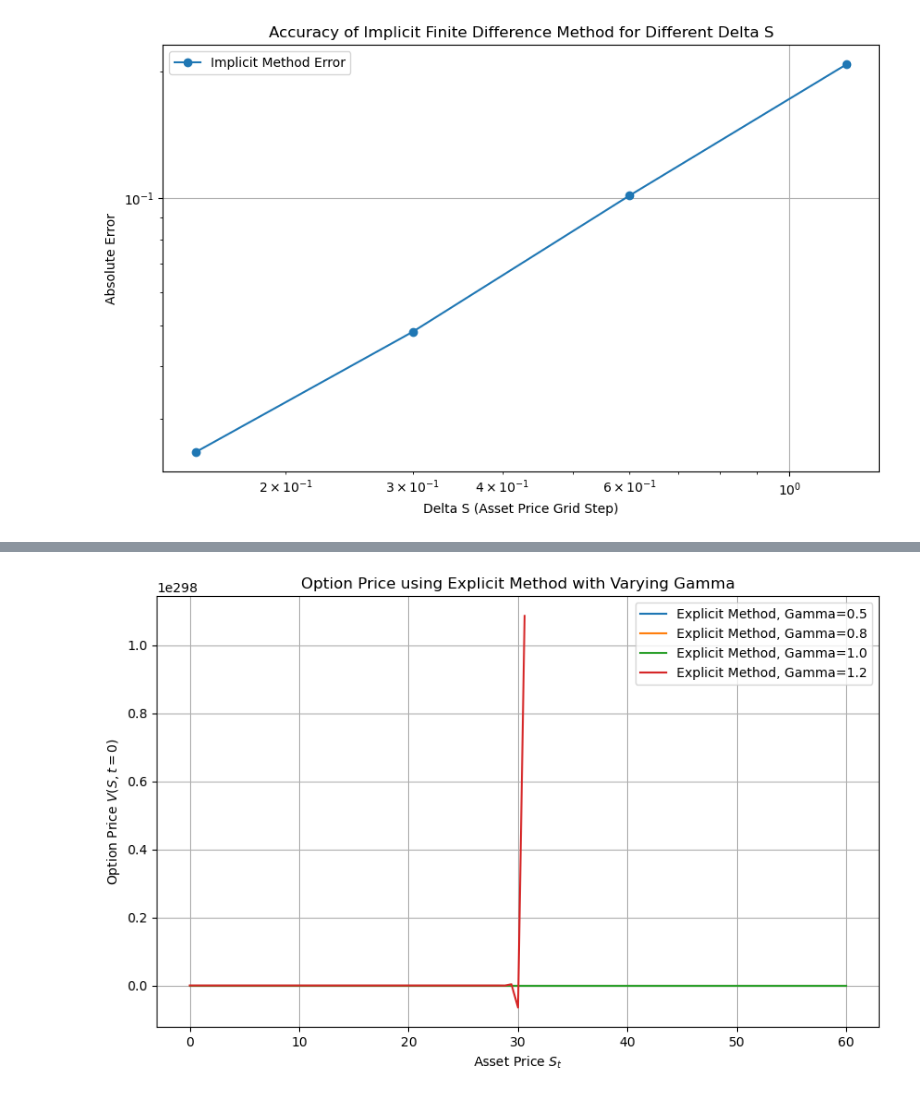
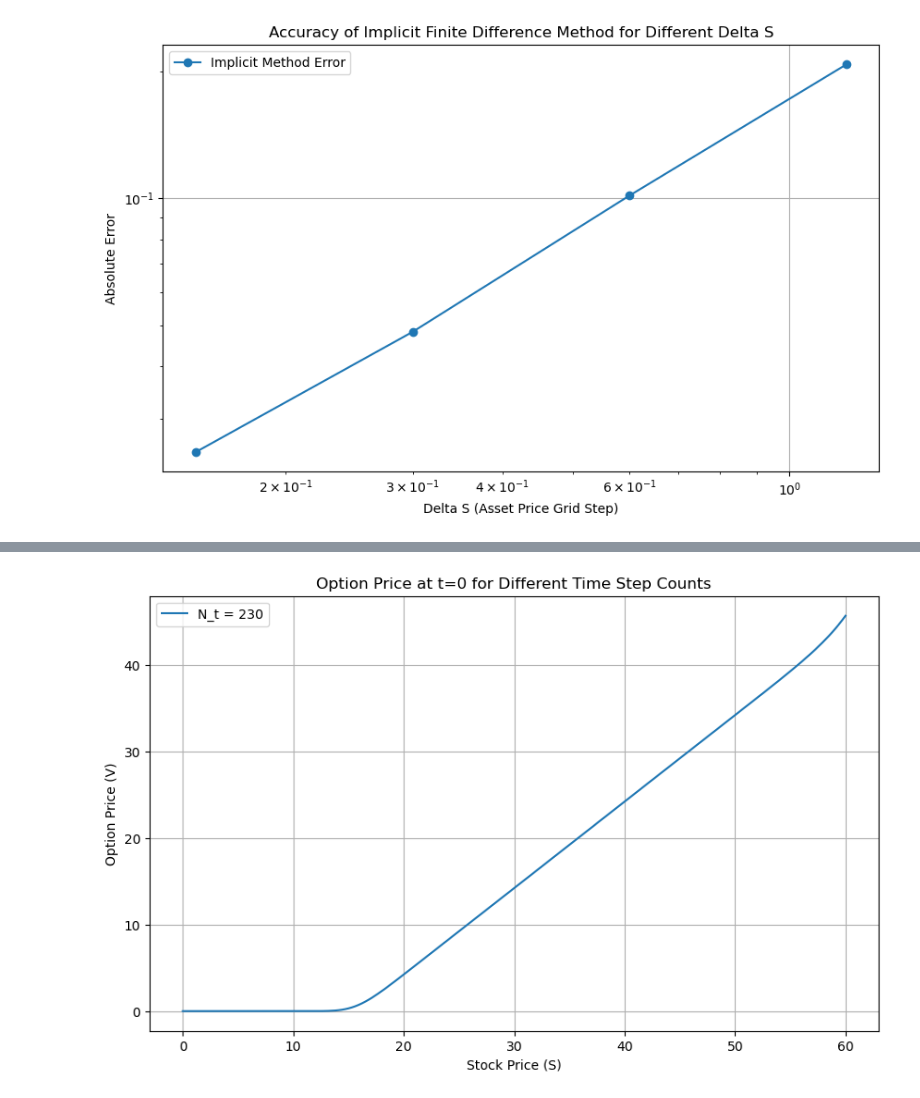
Before and after one commit to pontusbjorklid/Finite-difference-methods-to-price-European-Options, a Jupyter notebook: main.ipynb, the cells around one changed output, grey strips where cells are left out. Saved outputs shown, nothing was run; the diff lists cells and outputs as text; code cells hidden in the pictures.

```diff
--- a/main.ipynb
+++ b/main.ipynb
@@ -80,7 +80,7 @@ plt.show()
 
 # Finite difference parameters
 K = 15          # Strike price
-S_max = 4 * K    # Maximum asset price
+S_max = 2 * K    # Maximum asset price
 S_min = 0       # Minimum asset price
 r = 0.1         # Risk-free rate
 sigma = 0.25    # Volatility
@@ -515,11 +517,12 @@ sigma = 0.25    # Volatility
 gamma = 0.8     # Elasticity parameter (CEV model)
 T = 0.5         # Time to maturity
 t_0 = 0         # Initial time
-N_s = 100       # Number of asset price grid points
+N_s = 200       # Number of asset price grid points
 
 # Discretization
 dS = (S_max - S_min) / N_s
-stable_limit = 2 * (dS**2) / (sigma**2 * S_max**2)
+stable_limit = dS**2 / (2 * sigma**2 * S_max**2)
+print(f"Stability limit for explicit method: {stable_limit:.4f}")
 
 # Function to check for instability by varying N_t
 def check_stability(start_N_t, max_N_t, step_N_t):
@@ -528,7 +531,7 @@ def check_stability(start_N_t, max_N_t, step_N_t):
         CFL = sigma**2 * S_max**2 * dt / dS**2
 
         # Check CFL condition
-        if CFL >= 1:
+        if CFL >= 0.5:
             print(f"CFL condition violated: N_t = {N_t}, CFL = {CFL:.4f} (dt = {dt:.6f})")
             print(f"Instability likely at N_t = {N_t}")
             return N_t  # Return the time step number where instability occurs
@@ -540,7 +543,7 @@ def check_stability(start_N_t, max_N_t, step_N_t):
 # Call the function with a range of time steps
 start_N_t = 100     # Starting number of time steps
 max_N_t = 2000      # Maximum number of time steps to test
-step_N_t = 100      # Increment of N_t
+step_N_t = 200      # Increment of N_t
 
 unstable_N_t = check_stability(start_N_t, max_N_t, step_N_t)
 
@@ -553,59 +557,61 @@ CFL condition violated: N_t = 100, CFL = 3.1250 (dt = 0.005000)
 Instability likely at N_t = 100
 Solver becomes unstable at N_t = 100
 # %%
-import numpy as np
-import matplotlib.pyplot as plt
+### Stability ###
 
-# Function to calculate option price using the explicit method
-def explicit_method_cev(K, S_max, r, sigma, gamma, T, N_s, N_t):
-    dS = S_max / N_s
-    dt = T / N_t
+def finite_difference_explicit(K: int, S_max: int, S_min: int, N_s: int, t_start: int, T: int, N_t: int, r: float, sigma: float, gamma: float):
+    dS = (S_max - S_min) / N_s
+    dt = (T - t_start) / N_t
 
-    S = np.linspace(0, S_max, N_s+1)
+    lambda_val = dt / dS**2
+    print(f'For N_t = {N_t}, λ = {lambda_val}')
+
+    S = np.linspace(S_min, S_max, N_s+1)
+
+    t = np.linspace(t_start, T, N_t+1)
+
     V = np.zeros((N_s+1, N_t+1))
 
-    # Payoff at maturity
     V[:, -1] = np.maximum(S - K, 0)
 
-    # Boundary conditions
-    V[0, :] = 0  # V(S=0, t) = 0 for a call option
-    V[-1, :] = S_max - K * np.exp(-r * (T - np.linspace(0, T, N_t+1)))
+    V[0, :] = 0
+    V[-1, :] = S_max - K * np.exp(-r * (T - t))
 
-    # Time-stepping for explicit method
     for j in reversed(range(N_t)):
         delta = (V[2:, j+1] - V[:-2, j+1]) / (2 * dS)
-        gamma_term = (V[2:, j+1] - 2 * V[1:-1, j+1] + V[:-2, j+1]) / (dS**2)
+        gamma_term = (V[2:, j+1] - 2 * V[1:-1, j+1] + V[:-2, j+1]) / (dS ** 2)
 
         diffusion_term = 0.5 * sigma**2 * S[1:-1]**(2 * gamma) * gamma_term
         drift_term = r * S[1:-1] * delta
         discount_term = r * V[1:-1, j+1]
 
-        # Update option price
         V[1:-1, j] = V[1:-1, j+1] + dt * (diffusion_term - drift_term + discount_term)
 
-    return S, V[:, 0]
+    return V[:, 0], S  # Return option prices at t=0 and asset prices
 
 # Parameters
-K = 15
-S_max = 4 * K
-r = 0.1
-sigma = 0.25
-T = 0.5
-N_s = 100
-N_t = 500
+K = 15          # Strike price
+S_max = 4 * K   # Maximum asset price
+S_min = 0       # Minimum asset price
+N_s = 200       # Number of asset price grid points #100
+t_start = 0     # Initial time
+T = 0.5         # Time to maturity
+r = 0.1         # Risk-free rate
+sigma = 0.25    # Volatility
+gamma = 0.8     # Elasticity parameter
+# Time step counts
+N_t_list = [230]
 
-# Varying gamma
-gamma_values = [0.5, 0.8, 1.0, 1.2]
+plt.figure(figsize=(10, 6))
 
-# Plot results for explicit method
-plt.figure(figsize=(10, 6))
-for gamma in gamma_values:
-    S, option_price = explicit_method_cev(K, S_max, r, sigma, gamma, T, N_s, N_t)
-    plt.plot(S, option_price, label=f'Explicit Method, Gamma={gamma}')
+for N_t in N_t_list:
+    V_0, S = finite_difference_explicit(K, S_max, S_min, N_s, t_start, T, N_t, r, sigma, gamma)
+    plt.plot(S, V_0, label=f'N_t = {N_t}', linewidth=1.5)
+    print(f'Option Value for N_t={N_t}: {V_0}')
 
-plt.xlabel('Asset Price $S_t$')
-plt.ylabel('Option Price $V(S, t=0)$')
-plt.title('Option Price using Explicit Method with Varying Gamma')
+plt.title('Option Price at t=0 for Different Time Step Counts')
+plt.xlabel('Stock Price (S)')
+plt.ylabel('Option Price (V)')
 plt.legend()
 plt.grid(True)
 plt.show()
@@ -613 +636 @@ plt.show()
-[figure, old version]
+[figure, new version]
```
Also changed, not shown: parts of 6 cells of this notebook.
